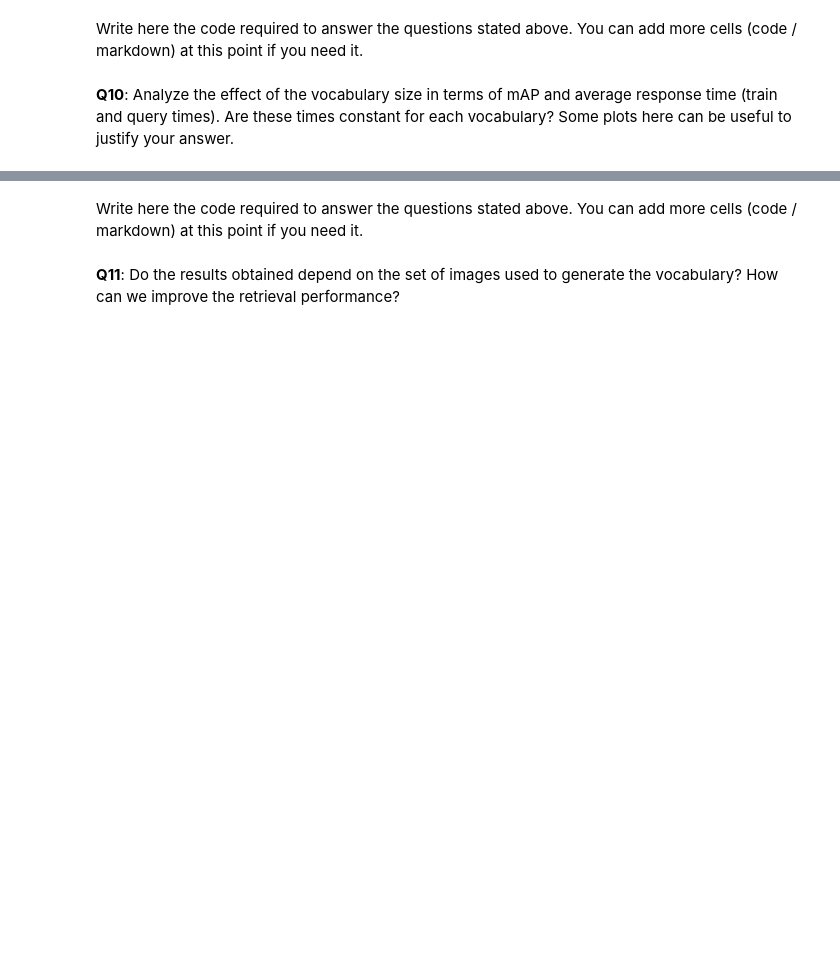
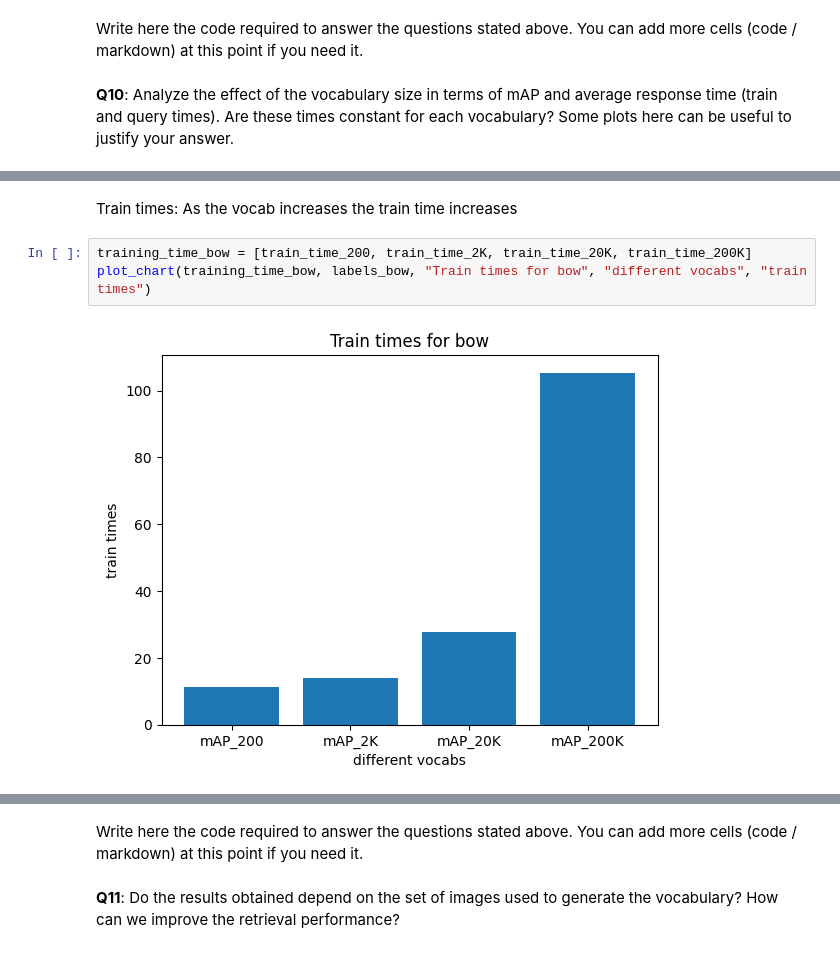
Before and after one commit to claredavies/ImageIndexing, a Jupyter notebook: Image_Indexing_Assignment2_Clare_Davies.ipynb, the cells around one changed output, grey strips where cells are left out. Drawn from its saved outputs; the diff is of its cells as text; blank space fills up the shorter version.

```diff
--- a/Image_Indexing_Assignment2_Clare_Davies.ipynb
+++ b/Image_Indexing_Assignment2_Clare_Davies.ipynb
@@ -837,0 +968,8 @@ Write here the code required to answer the questions stated above. You can add m
+# %% [markdown]
+Train times:
+As the vocab increases the train time increases
+# %%
+training_time_bow = [train_time_200, train_time_2K, train_time_20K, train_time_200K]
+plot_chart(training_time_bow, labels_bow, "Train times for bow", "different vocabs", "train times")
+# %% [output]
+[figure, added]
```
Also changed, not shown: parts of 34 cells of this notebook.
